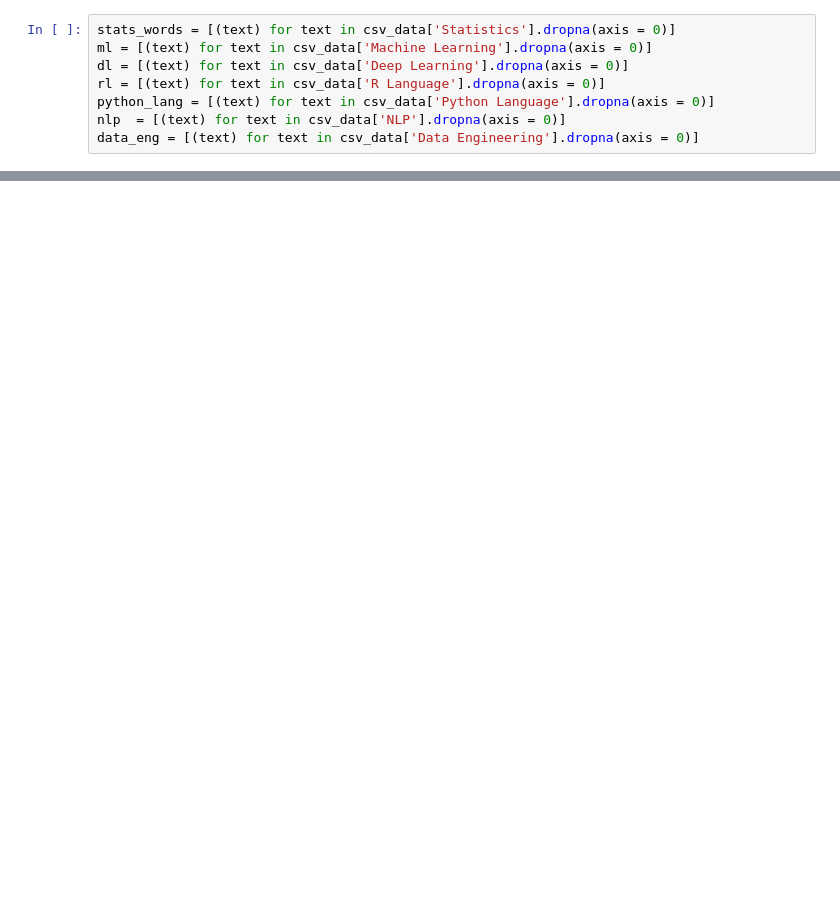
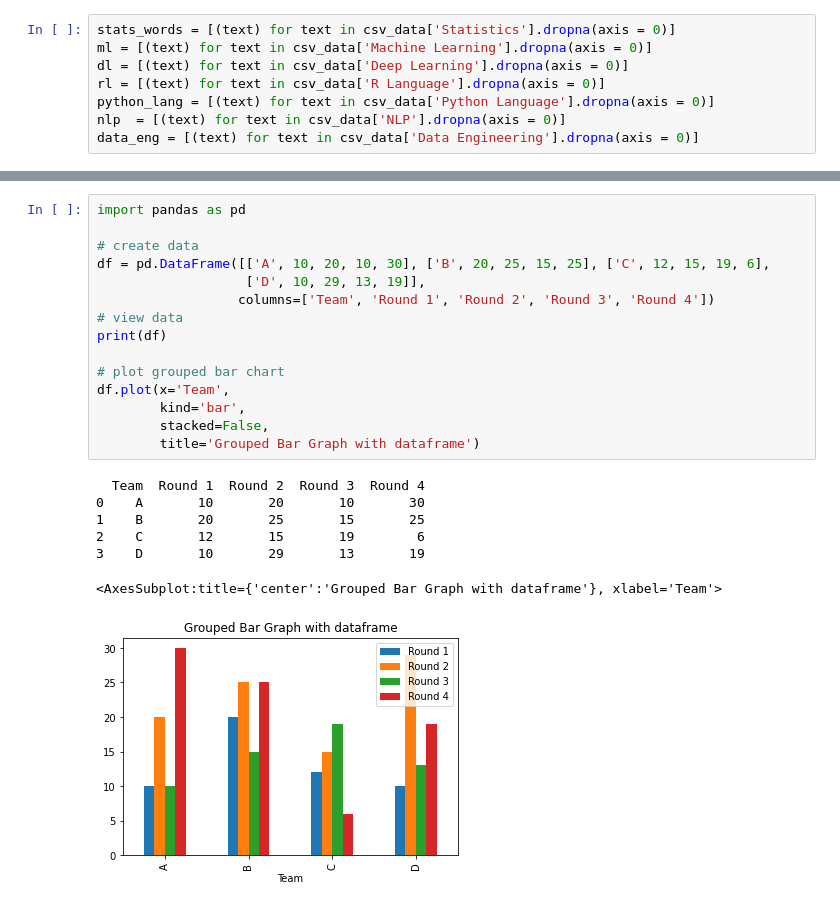
Before and after one commit to talha915/BIG-DATA-Training, a Jupyter notebook: Data Science/CV descript/Untitled.ipynb, the cells around one changed output, grey strips where cells are left out. Saved outputs shown, nothing was run; the diff lists cells and outputs as text; blank space fills up the shorter version.

```diff
--- a/Data Science/CV descript/Untitled.ipynb
+++ b/Data Science/CV descript/Untitled.ipynb
@@ -170,0 +184,23 @@ All Result:  [{'person_name': 'John Smith', 'person_matched_skills': {'python_sk
+# %%
+import pandas as pd
+
+# create data
+df = pd.DataFrame([['A', 10, 20, 10, 30], ['B', 20, 25, 15, 25], ['C', 12, 15, 19, 6],
+                   ['D', 10, 29, 13, 19]],
+                  columns=['Team', 'Round 1', 'Round 2', 'Round 3', 'Round 4'])
+# view data
+print(df)
+
+# plot grouped bar chart
+df.plot(x='Team',
+        kind='bar',
+        stacked=False,
+        title='Grouped Bar Graph with dataframe')
+# %% [output]
+  Team  Round 1  Round 2  Round 3  Round 4
+0    A       10       20       10       30
+1    B       20       25       15       25
+2    C       12       15       19        6
+3    D       10       29       13       19
+<AxesSubplot:title={'center':'Grouped Bar Graph with dataframe'}, xlabel='Team'>
+[figure, added]
```
Also changed, not shown: parts of 14 cells of this notebook, 6 other files.
